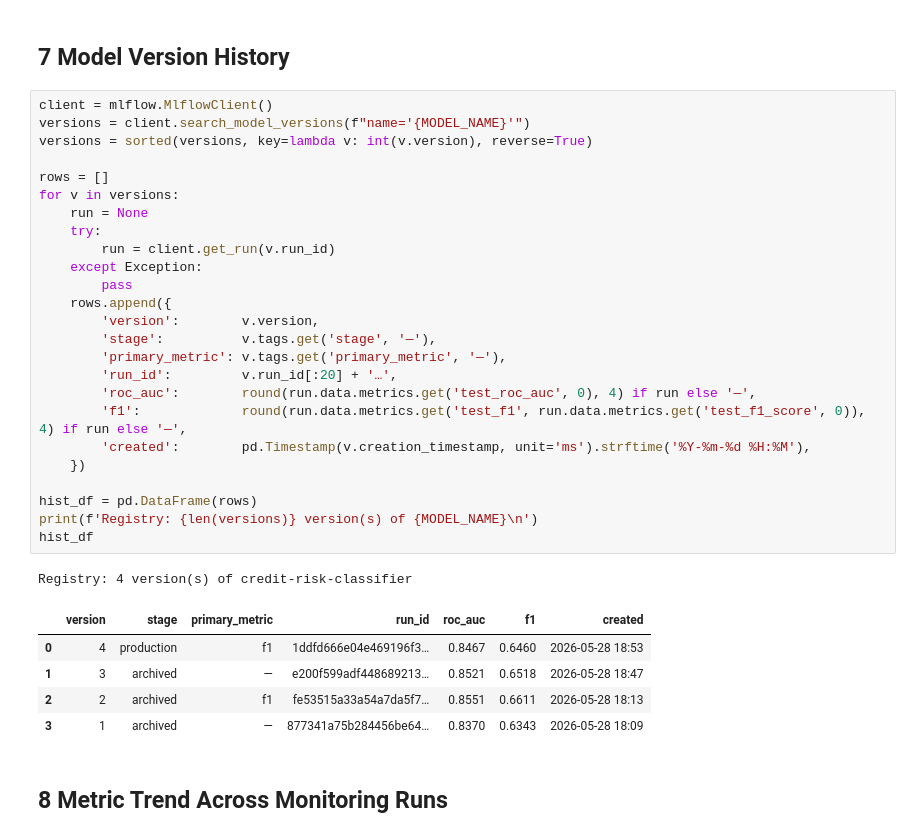
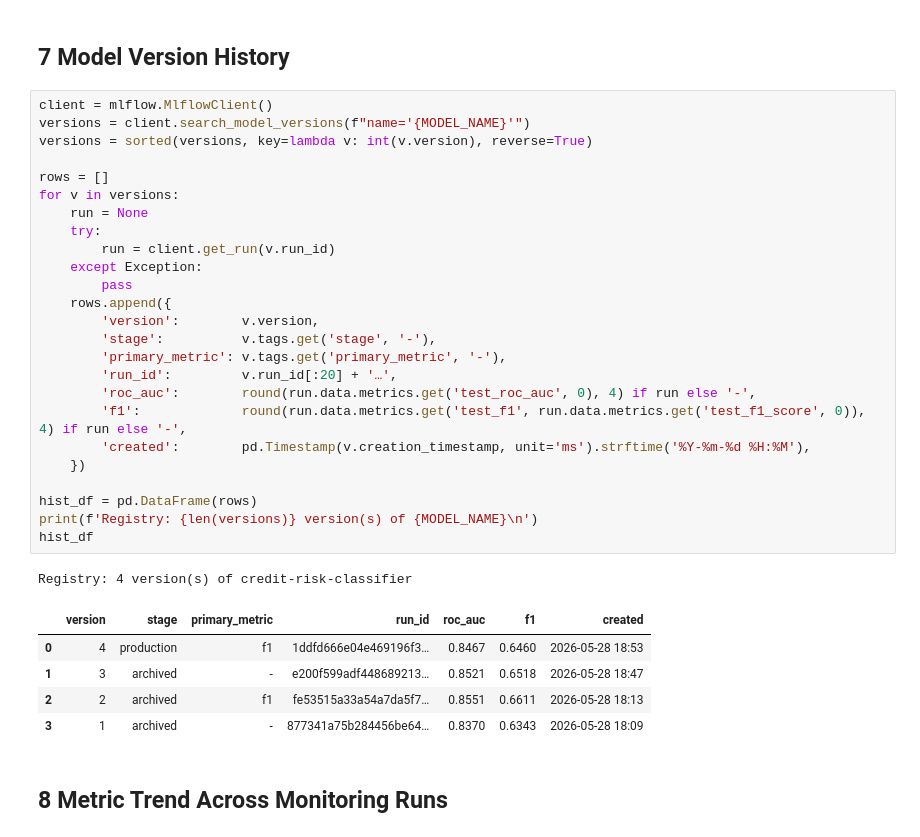
Before and after one commit to ShollyWolly/OnPremise-Machine-Learning-Operations, a Jupyter notebook: notebooks/03_production_model_analysis.ipynb, the cells around one changed output. Cells and saved outputs as stored; diff of their text form.

```diff
--- a/notebooks/03_production_model_analysis.ipynb
+++ b/notebooks/03_production_model_analysis.ipynb
@@ -290,35 +290,35 @@ Top features:
 # %%
 client = mlflow.MlflowClient()
 versions = client.search_model_versions(f"name='{MODEL_NAME}'")
 versions = sorted(versions, key=lambda v: int(v.version), reverse=True)
 
 rows = []
 for v in versions:
     run = None
     try:
         run = client.get_run(v.run_id)
     except Exception:
         pass
     rows.append({
         'version':        v.version,
-        'stage':          v.tags.get('stage', '—'),
-        'primary_metric': v.tags.get('primary_metric', '—'),
+        'stage':          v.tags.get('stage', '-'),
+        'primary_metric': v.tags.get('primary_metric', '-'),
         'run_id':         v.run_id[:20] + '…',
-        'roc_auc':        round(run.data.metrics.get('test_roc_auc', 0), 4) if run else '—',
-        'f1':             round(run.data.metrics.get('test_f1', run.data.metrics.get('test_f1_score', 0)), 4) if run else '—',
+        'roc_auc':        round(run.data.metrics.get('test_roc_auc', 0), 4) if run else '-',
+        'f1':             round(run.data.metrics.get('test_f1', run.data.metrics.get('test_f1_score', 0)), 4) if run else '-',
         'created':        pd.Timestamp(v.creation_timestamp, unit='ms').strftime('%Y-%m-%d %H:%M'),
     })
 
 hist_df = pd.DataFrame(rows)
 print(f'Registry: {len(versions)} version(s) of {MODEL_NAME}\n')
 hist_df
 # %% [output]
 Registry: 4 version(s) of credit-risk-classifier
 |  | version | stage | primary_metric | run_id | roc_auc | f1 | created |
 | 0 | 4 | production | f1 | 1ddfd666e04e469196f3… | 0.8467 | 0.6460 | 2026-05-28 18:53 |
-| 1 | 3 | archived | — | e200f599adf448689213… | 0.8521 | 0.6518 | 2026-05-28 18:47 |
+| 1 | 3 | archived | - | e200f599adf448689213… | 0.8521 | 0.6518 | 2026-05-28 18:47 |
 | 2 | 2 | archived | f1 | fe53515a33a54a7da5f7… | 0.8551 | 0.6611 | 2026-05-28 18:13 |
-| 3 | 1 | archived | — | 877341a75b284456be64… | 0.8370 | 0.6343 | 2026-05-28 18:09 |
+| 3 | 1 | archived | - | 877341a75b284456be64… | 0.8370 | 0.6343 | 2026-05-28 18:09 |
 # %% [markdown]
 ## 8  Metric Trend Across Monitoring Runs
 # %%
```
Also changed, not shown: parts of 1 cell of this notebook, 43 other files.
